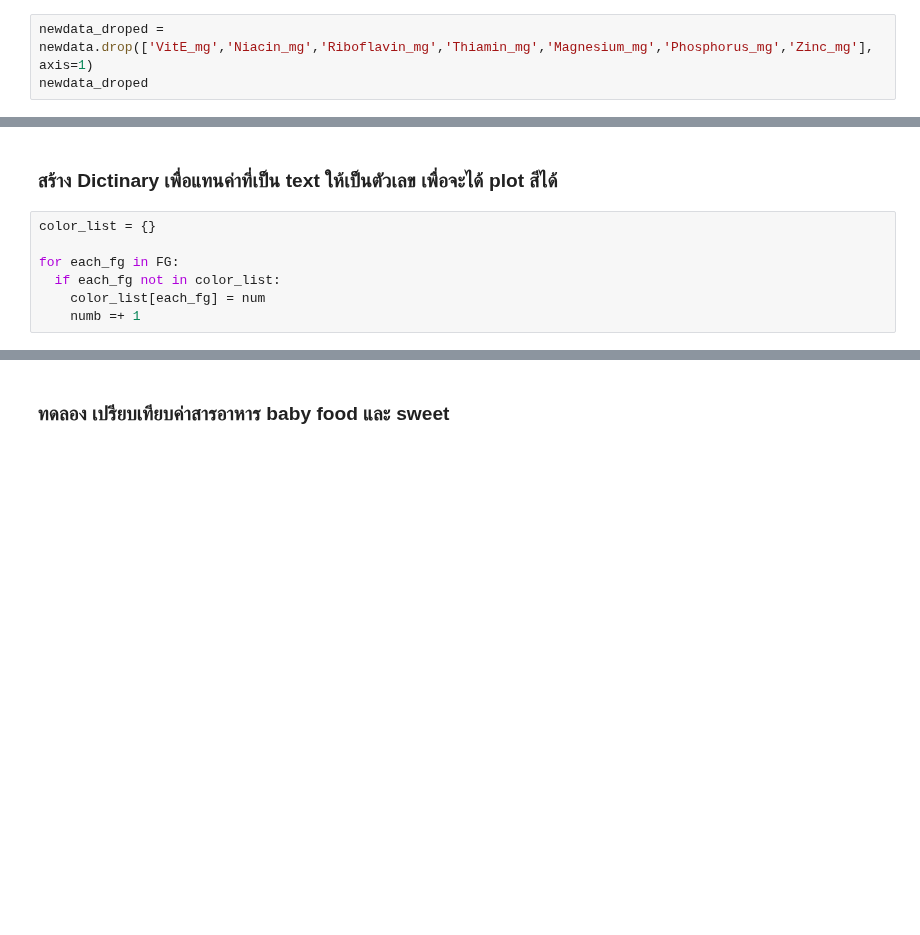
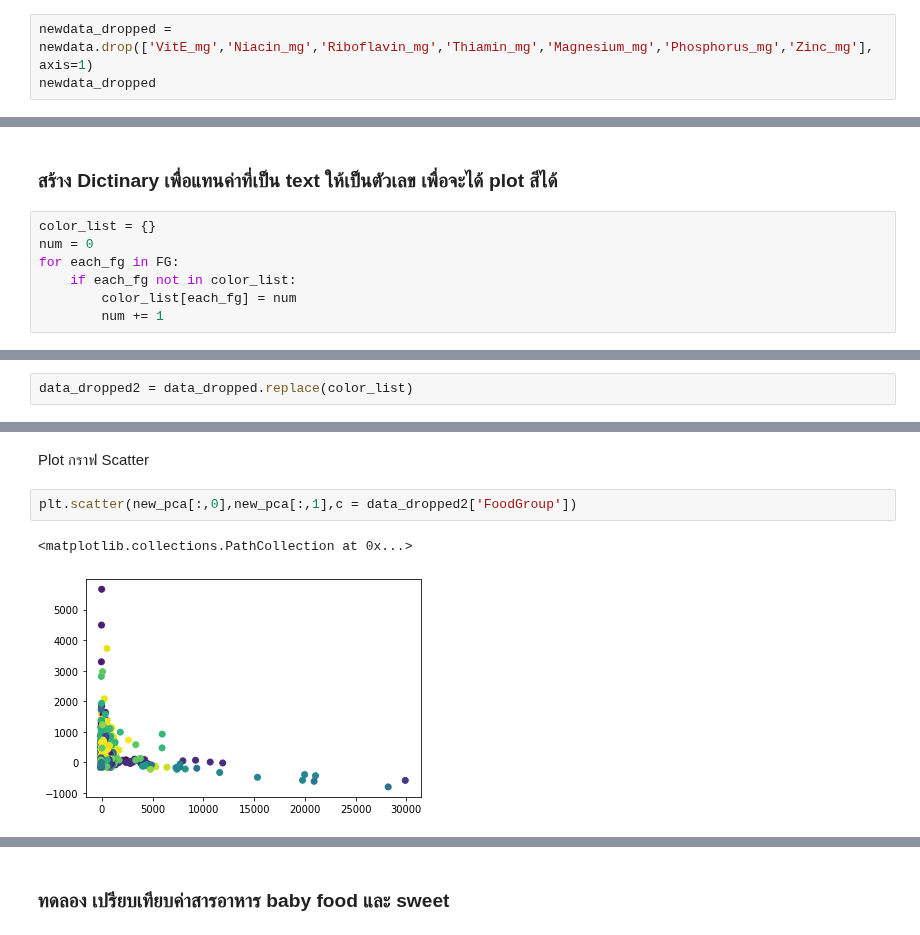
Before and after one commit to jittakorn-ch/multivariate, a Jupyter notebook: Chapter3_PCA.ipynb, the cells around one changed output, grey strips where cells are left out. Cells and saved outputs as stored; diff of their text form; blank space fills up the shorter version.

```diff
--- a/Chapter3_PCA.ipynb
+++ b/Chapter3_PCA.ipynb
@@ -577,6 +573,6 @@ newdata1
 # %%
-newdata_droped = newdata.drop(['VitE_mg','Niacin_mg','Riboflavin_mg','Thiamin_mg','Magnesium_mg','Phosphorus_mg','Zinc_mg'], axis=1)
-newdata_droped
+newdata_dropped = newdata.drop(['VitE_mg','Niacin_mg','Riboflavin_mg','Thiamin_mg','Magnesium_mg','Phosphorus_mg','Zinc_mg'], axis=1)
+newdata_dropped
 # %% [output]
 |  | Energy_kcal | Protein_g | Fat_g | Carb_g | Sugar_g | Fiber_g | VitA_mcg | VitB6_mg | VitB12_mcg | VitC_mg | ... |
 | 0 | 717.0 | 0.85 | 81.11 | 0.06 | 0.06 | 0.0 | 684.0 | 0.003 | 0.17 | 0.0 | ... |
@@ -647,8 +660,8 @@ FG
 ### สร้าง Dictinary เพื่อแทนค่าที่เป็น text ให้เป็นตัวเลข เพื่อจะได้ plot สีได้
 # %%
 color_list = {}
-
+num = 0
 for each_fg in FG:
-  if each_fg not in color_list:
-    color_list[each_fg] = num
-    numb =+ 1
+    if each_fg not in color_list:
+        color_list[each_fg] = num
+        num += 1
@@ -656,0 +690,2 @@ NameError: ignored
+# %%
+data_dropped2 = data_dropped.replace(color_list)
@@ -656,0 +708,7 @@ NameError: ignored
+# %% [markdown]
+Plot กราฟ Scatter
+# %%
+plt.scatter(new_pca[:,0],new_pca[:,1],c = data_dropped2['FoodGroup'])
+# %% [output]
+<matplotlib.collections.PathCollection at 0x...>
+[figure, added]
```
Also changed, not shown: parts of 31 cells of this notebook.
